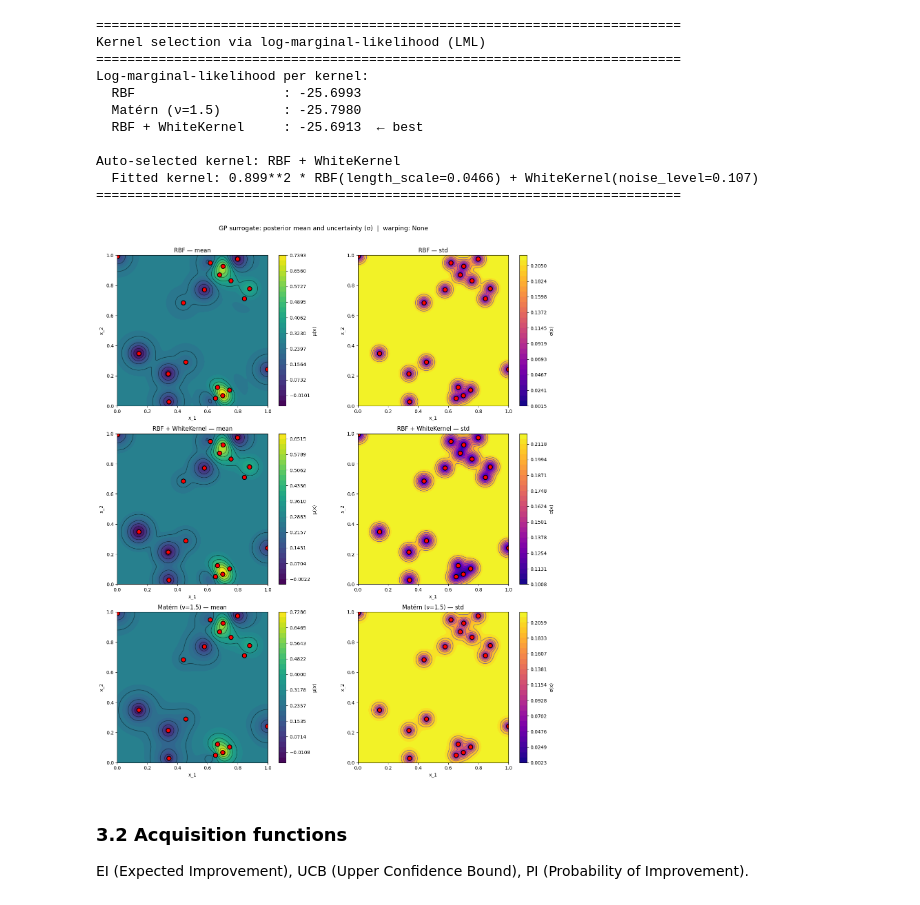
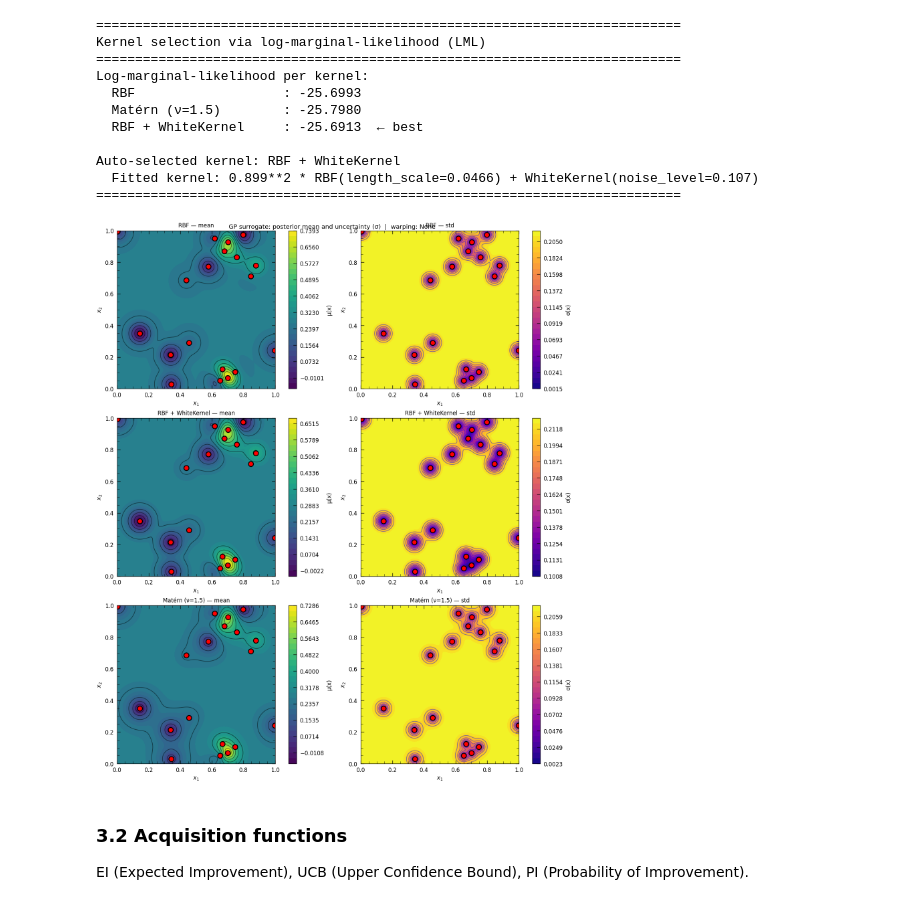
Before and after one commit to karefyllidis/SEBO, a Jupyter notebook: notebooks/function_2_Mystery-ML-Model.ipynb, the cells around one changed output. Drawn from its saved outputs; the diff is of its cells as text; code cells hidden in the pictures.

```diff
--- a/notebooks/function_2_Mystery-ML-Model.ipynb
+++ b/notebooks/function_2_Mystery-ML-Model.ipynb
@@ -219,14 +232,14 @@ if _y_f.size > 0:
 else:
     y_scatter_norm = _idw_norm
 
-fig, (ax1, ax2) = plt.subplots(1, 2, figsize=(12, 5), constrained_layout=True)
+fig, (ax1, ax2) = plt.subplots(1, 2, figsize=F2_FIG_1X2)
 
 # --- left plot: scatter colored by y (F3-style observations panel)
 sc = ax1.scatter(X[:, 0], X[:, 1], c=y, s=50, cmap="magma", norm=y_scatter_norm, edgecolors="k", linewidths=SCATTER_EDGE_LW)
 for i in range(len(y)):
     ax1.text(X[i, 0] + 0.02, X[i, 1] + 0.02, str(i + 1), fontsize=8, zorder=10)
-ax1.set_xlabel("x_1", fontsize=10); ax1.set_ylabel("x_2", fontsize=10)
-ax1.set_title("Function 2: observations", fontsize=11); ax1.set_aspect("equal")
+ax1.set_xlabel(r"$x_1$"); ax1.set_ylabel(r"$x_2$")
+ax1.set_title("Function 2: observations"); ax1.set_aspect("equal")
 ax1.set_xlim(0, 1); ax1.set_ylim(0, 1)
 
 # --- right plot: IDW contour + observations (F3-style: red markers on contour)
@@ -235,16 +248,14 @@ ax2.contour(X1g, X2g, Y_grid, levels=_idw_levels[::max(1, len(_idw_levels)//CONT
 ax2.scatter(X[:, 0], X[:, 1], c='red', s=50, edgecolors="k", linewidths=SCATTER_EDGE_LW, zorder=5)
 for i in range(len(y)):
     ax2.text(X[i, 0] + 0.02, X[i, 1] + 0.02, str(i + 1), fontsize=8, color="white", zorder=10)
-ax2.set_xlabel("x_1", fontsize=10); ax2.set_ylabel("x_2", fontsize=10)
-ax2.set_title("x_1 vs x_2 (interpolated)", fontsize=11)
+ax2.set_xlabel(r"$x_1$"); ax2.set_ylabel(r"$x_2$")
+ax2.set_title(r"$x_1$ vs $x_2$ (interpolated)")
 ax2.set_aspect("equal"); ax2.set_xlim(0, 1); ax2.set_ylim(0, 1)
-ax2.tick_params(axis='both', labelsize=10)
 
 # Shared colorbar (F3-style ScalarMappable)
 sm = plt.cm.ScalarMappable(norm=_idw_norm, cmap="magma")
 sm.set_array(y)
 cbar = fig.colorbar(sm, ax=[ax1, ax2], shrink=0.6, label="y")
-cbar.ax.tick_params(labelsize=10)
 
 if IF_EXPORT_PLOT:
     out_dir = PLOT_EXPORT_DIR
@@ -275,7 +286,7 @@ w_top = 1.0 / (dist_top ** 2)
 Y_top10 = ((w_top * top_y[None, :]).sum(axis=1) / w_top.sum(axis=1)).reshape(X1g.shape)
 stride = max(1, n_grid // 80)
 
-fig4 = plt.figure(figsize=(8, 6))
+fig4 = plt.figure(figsize=F2_FIG_3D)
 ax3d = fig4.add_subplot(111, projection="3d")
 surf = ax3d.plot_surface(X1g, X2g, Y_top10, rstride=stride, cstride=stride, cmap="rainbow", alpha=0.5, edgecolor="black", linewidth=0.2)
 ax3d.contour(X1g, X2g, Y_top10, levels=30, colors="k", linewidths=0.3, alpha=0.5)
@@ -283,11 +294,11 @@ ax3d.scatter(top_X[:, 0], top_X[:, 1], top_y, c=colors, s=80, edgecolors="k", li
 norm = plt.Normalize(Y_top10.min(), Y_top10.max())
 sm = plt.cm.ScalarMappable(cmap=plt.cm.rainbow, norm=norm)
 sm.set_array(Y_top10)
-fig4.colorbar(sm, ax=ax3d, shrink=0.6).set_label("y", fontsize=10)
+fig4.colorbar(sm, ax=ax3d, shrink=0.6).set_label("y")
 
 for i in range(N_TOP):
     ax3d.text(top_X[i, 0], top_X[i, 1], top_y[i], f" #{top_ranks[i]}", fontsize=9, ha="left")
-ax3d.set_xlabel("x_1"); ax3d.set_ylabel("x_2"); ax3d.set_zlabel("y")
+ax3d.set_xlabel(r"$x_1$"); ax3d.set_ylabel(r"$x_2$"); ax3d.set_zlabel("y")
 ax3d.set_title(f"Surface from top-{N_TOP} points (IDW)")
 ax3d.view_init(elev=VIEW_ELEV, azim=VIEW_AZIM)
 
@@ -440,48 +451,47 @@ kernels_info = [
     (mu_gp_Matern,    sigma_gp_Matern,    "Matérn (ν=1.5)"),
 ]
 
-fig, axes = plt.subplots(3, 2, figsize=(14, 16))
+fig, axes = plt.subplots(3, 2, figsize=F2_FIG_3X2)
 for i, (mu, sig, name) in enumerate(kernels_info):
     ax_mu, ax_sig = axes[i, 0], axes[i, 1]
     # Data-driven levels so small variation is visible (avoids single-colour when RBF is nearly flat)
     _mu_min, _mu_max = np.nanmin(mu), np.nanmax(mu)
     _sig_min, _sig_max = np.nanmin(sig), np.nanmax(sig)
     if _mu_max <= _mu_min: _mu_max = _mu_min + 1e-10
     if _sig_max <= _sig_min: _sig_max = _sig_min + 1e-10
     levels_mu = np.linspace(_mu_min, _mu_max, CONTOURF_LEVELS)
     levels_sig = np.linspace(_sig_min, _sig_max, CONTOURF_LEVELS)
 
     # Mean panel
     cf1 = ax_mu.contourf(X1g, X2g, mu, levels=levels_mu, cmap="viridis")
     ax_mu.contour(X1g, X2g, mu, levels=np.linspace(_mu_min, _mu_max, CONTOUR_LINE_LEVELS), colors="k", linewidths=CONTOUR_LINEWIDTH, alpha=CONTOUR_ALPHA, linestyles=CONTOUR_LINESTYLE)
-    plt.colorbar(cf1, ax=ax_mu).set_label("μ(x)", fontsize=10)
+    fig.colorbar(cf1, ax=ax_mu).set_label("μ(x)")
     ax_mu.scatter(X[:, 0], X[:, 1], c="red", s=80, edgecolors="k", zorder=2, linewidths=1.5)
-    ax_mu.set_xlabel("x_1", fontsize=10); ax_mu.set_ylabel("x_2", fontsize=10)
-    ax_mu.set_title(f"{name} — mean", fontsize=12)
+    ax_mu.set_xlabel(r"$x_1$"); ax_mu.set_ylabel(r"$x_2$")
+    ax_mu.set_title(f"{name} — mean")
     ax_mu.set_aspect("equal")
 
     # Std panel
     cf2 = ax_sig.contourf(X1g, X2g, sig, levels=levels_sig, cmap="plasma")
     ax_sig.contour(X1g, X2g, sig, levels=np.linspace(_sig_min, _sig_max, CONTOUR_LINE_LEVELS), colors="blue", linewidths=CONTOUR_LINEWIDTH, alpha=CONTOUR_ALPHA, linestyles=CONTOUR_LINESTYLE)
-    plt.colorbar(cf2, ax=ax_sig).set_label("σ(x)", fontsize=10)
+    fig.colorbar(cf2, ax=ax_sig).set_label("σ(x)")
     ax_sig.scatter(X[:, 0], X[:, 1], c="red", s=80, edgecolors="k", zorder=2, linewidths=1.5)
-    ax_sig.set_xlabel("x_1", fontsize=10); ax_sig.set_ylabel("x_2", fontsize=10)
-    ax_sig.set_title(f"{name} — std", fontsize=12)
+    ax_sig.set_xlabel(r"$x_1$"); ax_sig.set_ylabel(r"$x_2$")
+    ax_sig.set_title(f"{name} — std")
     ax_sig.set_aspect("equal")
 
-plt.suptitle(f"GP surrogate: posterior mean and uncertainty (σ)  |  warping: {WARP_LABEL}", fontsize=13, y=1.01)
-plt.tight_layout()
+fig.suptitle(f"GP surrogate: posterior mean and uncertainty (σ)  |  warping: {WARP_LABEL}", y=0.995)
 if IF_EXPORT_PLOT:
     out_dir = PLOT_EXPORT_DIR
     assert_not_under_initial_data(out_dir, project_root=repo_root)
     out_dir.mkdir(parents=True, exist_ok=True)
     out_path = out_dir / "function_2_gp_three_kernels.png"
     fig.savefig(out_path, dpi=150, format="png", bbox_inches="tight")
     print("Plot saved to", out_path)
 if IF_SHOW_PLOT:
     plt.show()
 # %% [output]
-[figure, old version]
+[figure, new version]
 # %% [markdown]
 ### 3.2 Acquisition functions
 
```
Also changed, not shown: parts of 9 cells of this notebook, 7 other files.
